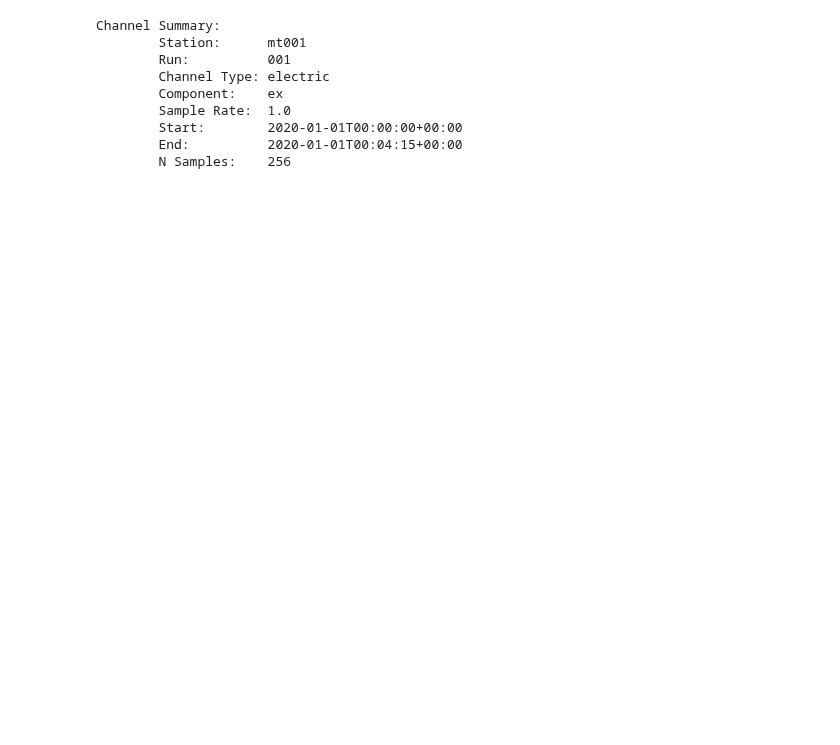
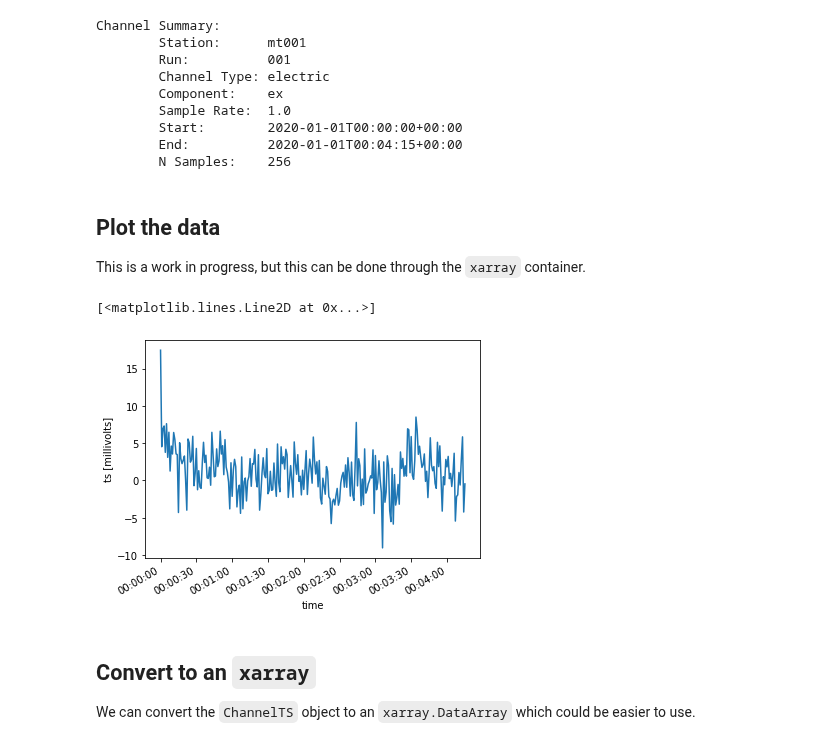
Before and after one commit to kujaku11/mth5, a Jupyter notebook: docs/source/notebooks/ts_example.ipynb, the cells around one changed output. Cells and saved outputs as stored; diff of their text form; code cells hidden in the pictures; blank space fills up the shorter version.

```diff
--- a/docs/source/notebooks/ts_example.ipynb
+++ b/docs/source/notebooks/ts_example.ipynb
@@ -18,6 +19,7 @@ ex_metadata.time_period.start = "2020-01-01T00:00:00"
 ex_metadata.sample_rate = 1.0
 ex_metadata.component = "ex"
 ex_metadata.dipole_length = 100.
+ex_metadata.units = "millivolts"
 # %% [markdown]
 Create `Station` and `Run` metadata
 # %%
@@ -63,3 +66,14 @@ Channel Summary:
         Start:        2020-01-01T00:00:00+00:00
         End:          2020-01-01T00:04:15+00:00
         N Samples:    256
+# %% [markdown]
+## Plot the data
+This is a work in progress, but this can be done through the `xarray` container.
+# %%
+ex_slice._ts.plot()
+# %% [output]
+[<matplotlib.lines.Line2D at 0x...>]
+[figure, added]
+# %% [markdown]
+## Convert to an `xarray`
+We can convert the `ChannelTS` object to an `xarray.DataArray` which could be easier to use.
```
Also changed, not shown: parts of 11 cells of this notebook, 2 other files.
